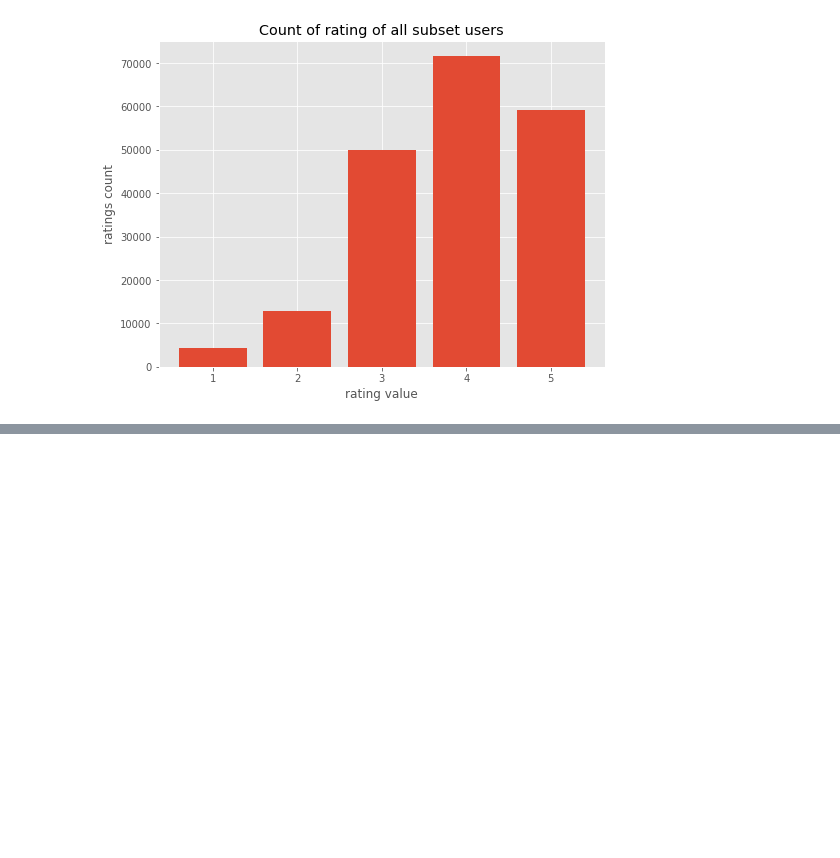
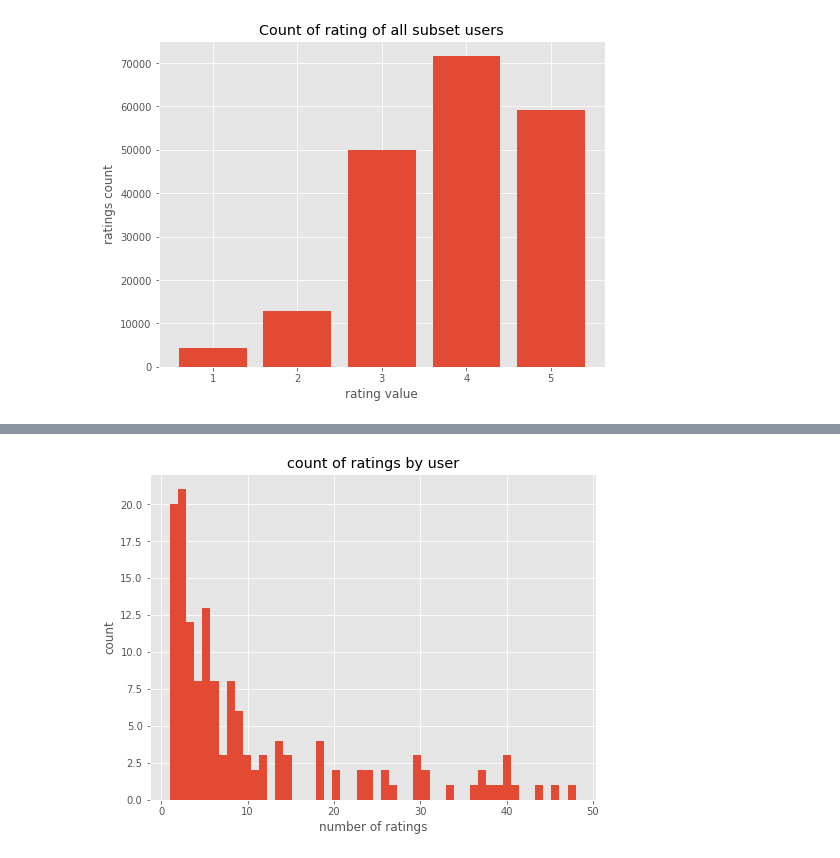
Before and after one commit to tiagocabo/recommender_systems_examples, a Jupyter notebook: Standfor_youtube.ipynb, the cells around one changed output, grey strips where cells are left out. Saved outputs shown, nothing was run; the diff lists cells and outputs as text; code cells hidden in the pictures; blank space fills up the shorter version.

```diff
--- a/Standfor_youtube.ipynb
+++ b/Standfor_youtube.ipynb
@@ -213,0 +212,9 @@ sorted(subset_ratings_df.rating.unique())
+# %%
+subset_ratings_user = subset_ratings_df.groupby(by='user_id').count()['rating'].value_counts()
+# %%
+subset_ratings_user[subset_ratings_user < 50].hist(bins=50, figsize=(8,6))
+_ = plt.title('count of ratings by user')
+_ = plt.ylabel('count')
+_ = plt.xlabel('number of ratings')
+# %% [output]
+[figure, added]
```
Also changed, not shown: parts of 21 cells of this notebook.
